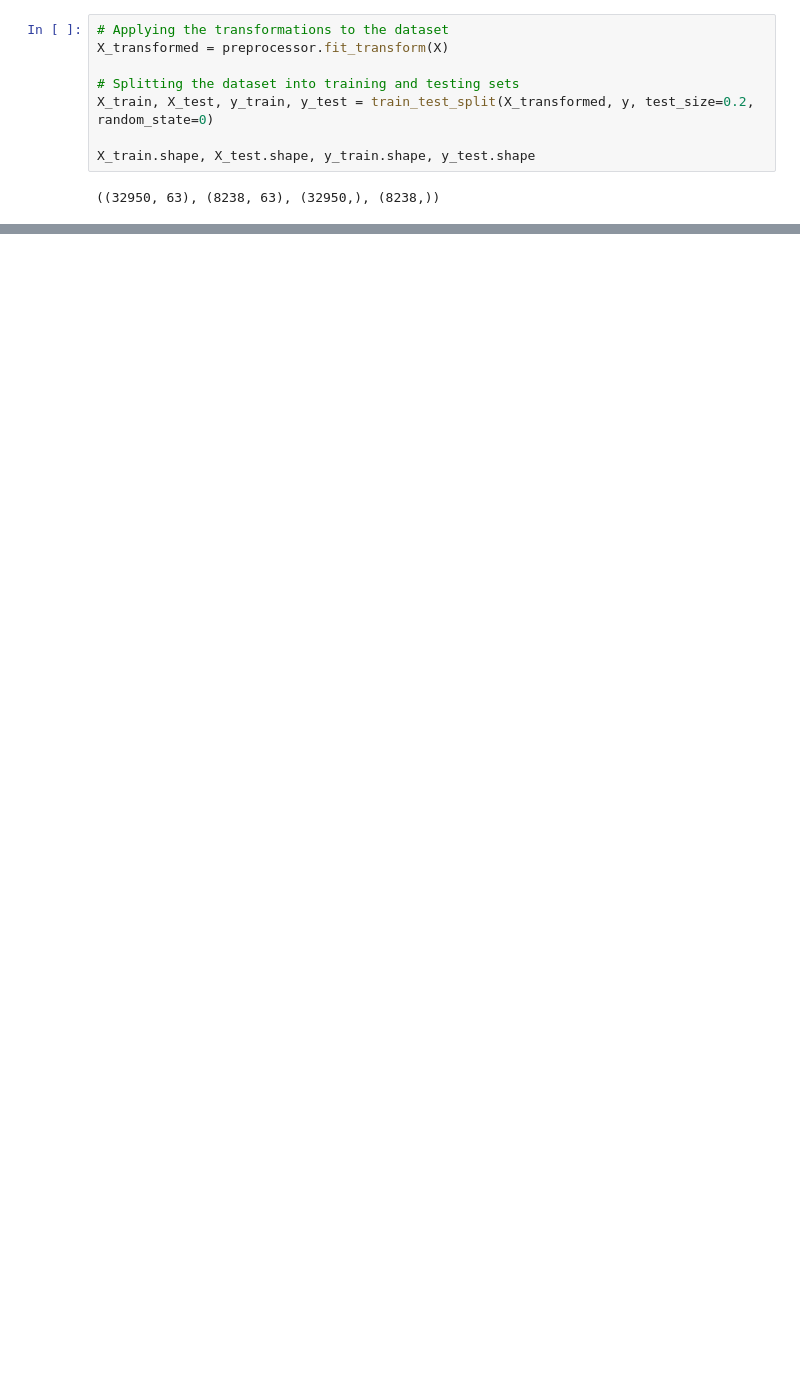
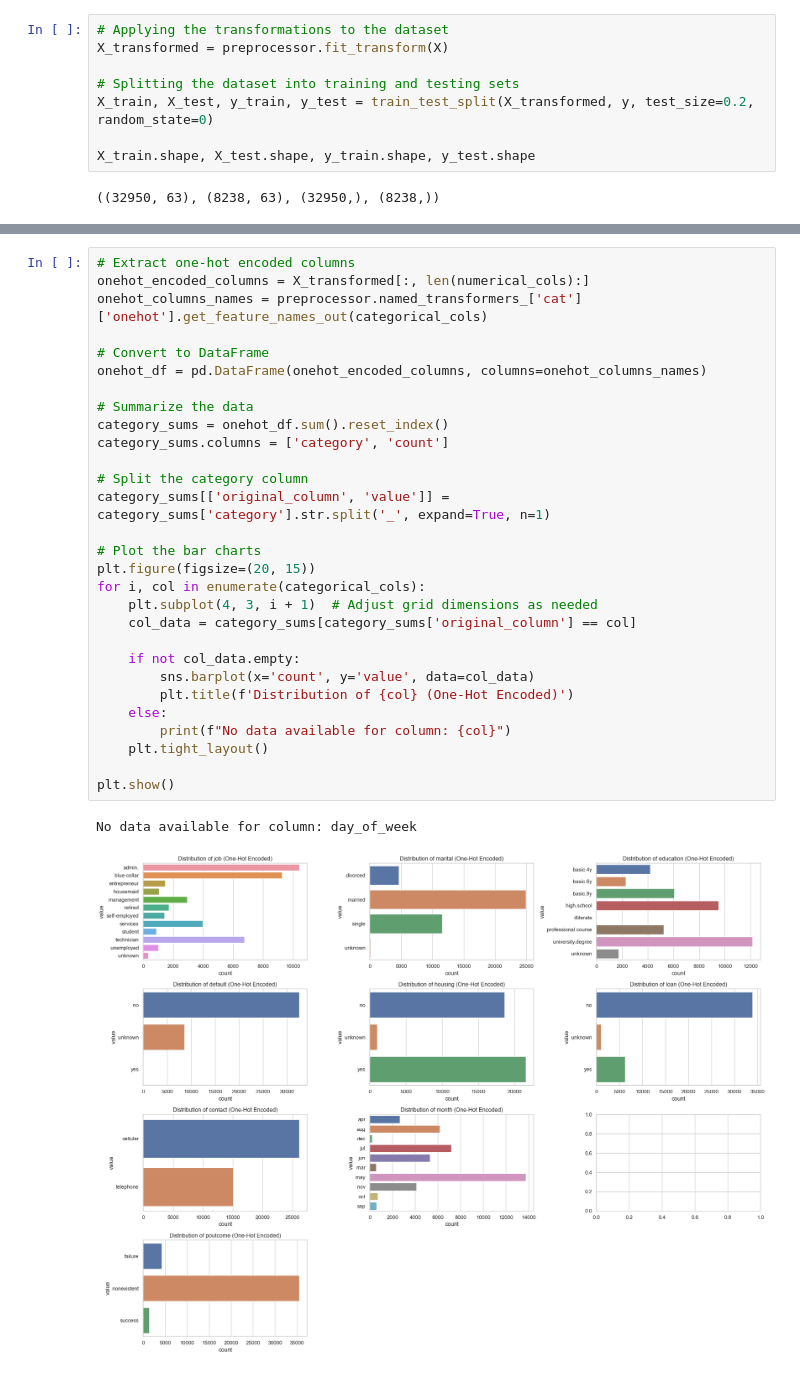
Before and after one commit to FedericoAriton99/CA2-Strategic-Thinking, a Jupyter notebook: Federico_Ariton_Strategicthinking_Code_HDip_CA2.ipynb, the cells around one changed output, grey strips where cells are left out. Saved outputs shown, nothing was run; the diff lists cells and outputs as text; blank space fills up the shorter version.

```diff
--- a/Federico_Ariton_Strategicthinking_Code_HDip_CA2.ipynb
+++ b/Federico_Ariton_Strategicthinking_Code_HDip_CA2.ipynb
@@ -218,0 +228,32 @@ Text(0.5, 1.0, 'Logistic Regression Confusion Matrix')
+# %%
+# Extract one-hot encoded columns
+onehot_encoded_columns = X_transformed[:, len(numerical_cols):]
+onehot_columns_names = preprocessor.named_transformers_['cat']['onehot'].get_feature_names_out(categorical_cols)
+
+# Convert to DataFrame
+onehot_df = pd.DataFrame(onehot_encoded_columns, columns=onehot_columns_names)
+
+# Summarize the data
+category_sums = onehot_df.sum().reset_index()
+category_sums.columns = ['category', 'count']
+
+# Split the category column
+category_sums[['original_column', 'value']] = category_sums['category'].str.split('_', expand=True, n=1)
+
+# Plot the bar charts
+plt.figure(figsize=(20, 15))
+for i, col in enumerate(categorical_cols):
+    plt.subplot(4, 3, i + 1)  # Adjust grid dimensions as needed
+    col_data = category_sums[category_sums['original_column'] == col]
+
+    if not col_data.empty:
+        sns.barplot(x='count', y='value', data=col_data)
+        plt.title(f'Distribution of {col} (One-Hot Encoded)')
+    else:
+        print(f"No data available for column: {col}")
+    plt.tight_layout()
+
+plt.show()
+# %% [output]
+No data available for column: day_of_week
+[figure, added]
```
Also changed, not shown: parts of 12 cells of this notebook, 1 other file.
